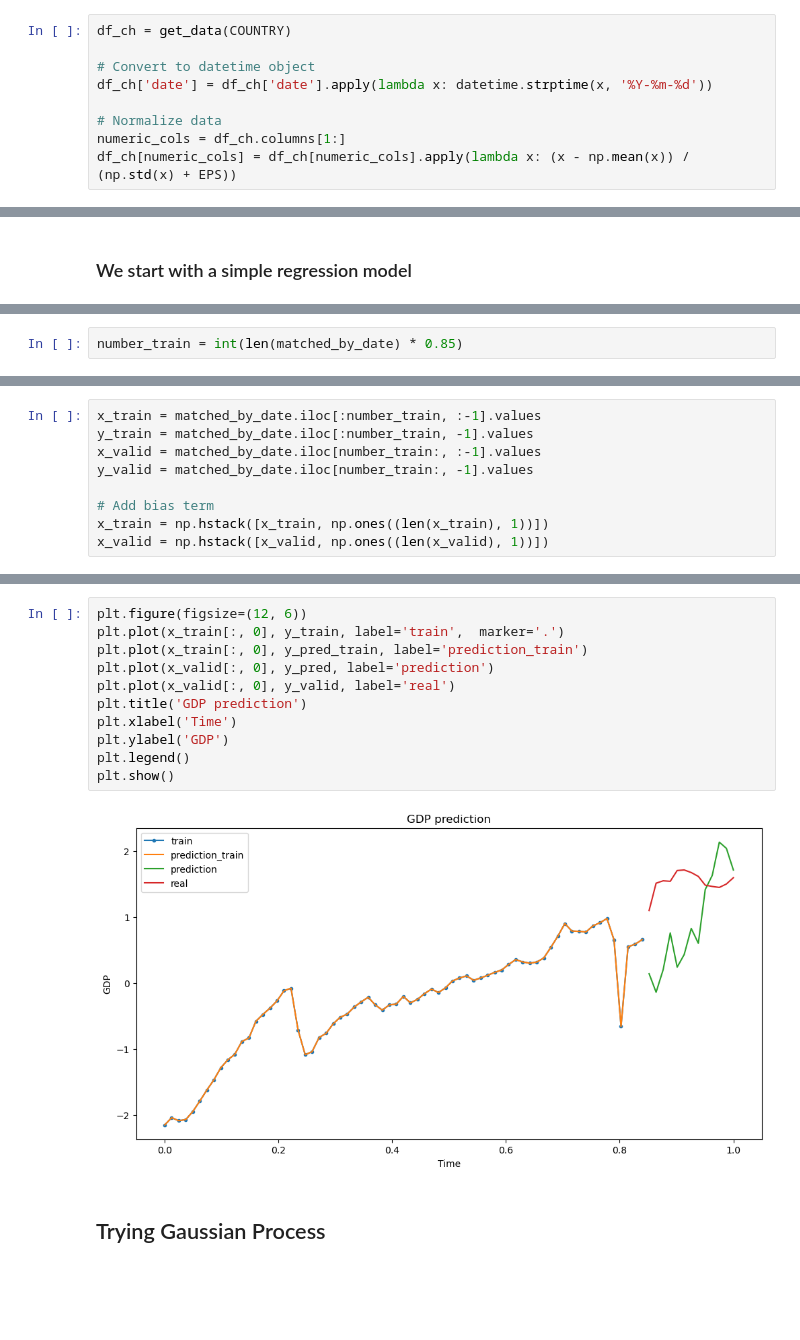
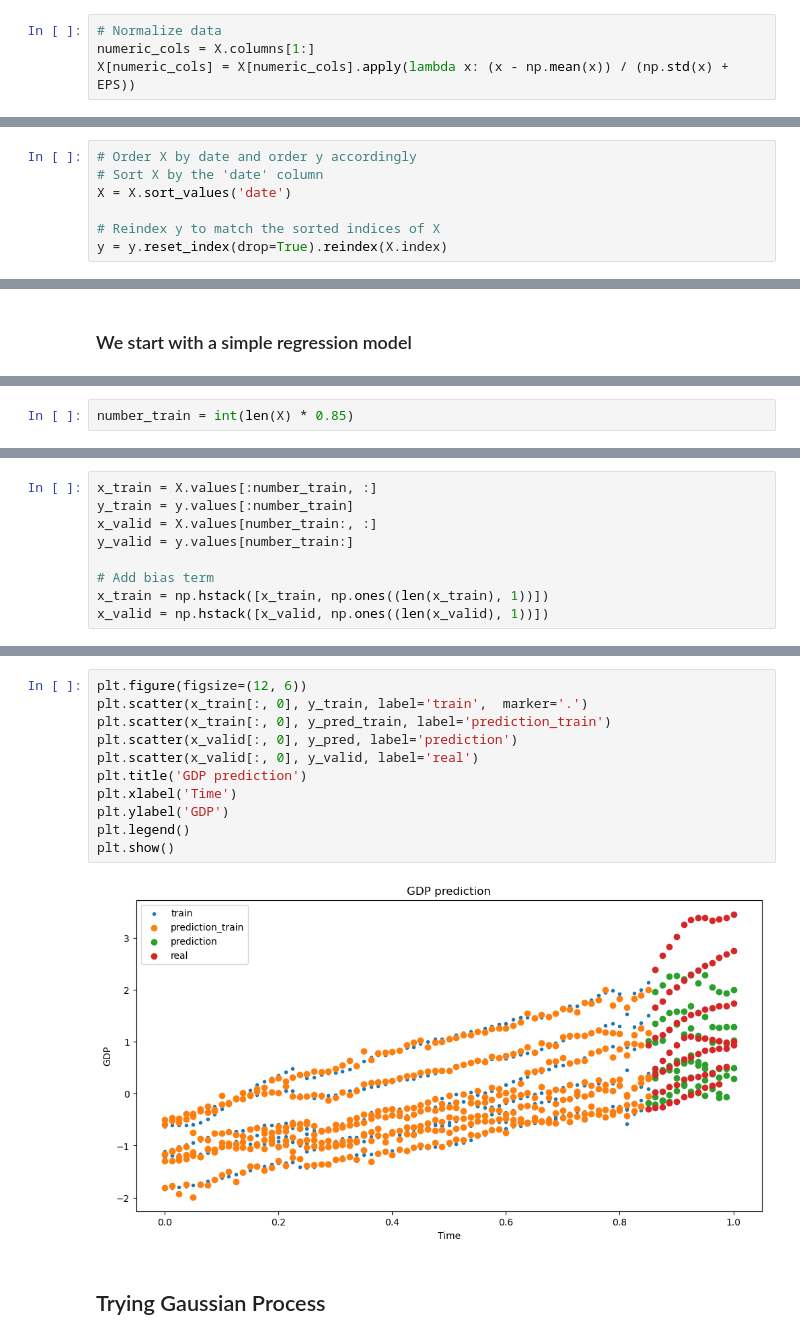
Before and after one commit to theS3b/Smoothing-Techniques-for-Predicting-High-Frequency-Time-Series, a Jupyter notebook: preprocessing dev.ipynb, the cells around one changed output, grey strips where cells are left out. Saved outputs shown, nothing was run; the diff lists cells and outputs as text; blank space fills up the shorter version.

```diff
--- a/preprocessing dev.ipynb
+++ b/preprocessing dev.ipynb
@@ -23,10 +33,5 @@ def get_data(country_code):
 # %%
-df_ch = get_data(COUNTRY)
-
-# Convert to datetime object
-df_ch['date'] = df_ch['date'].apply(lambda x: datetime.strptime(x, '%Y-%m-%d'))
-
 # Normalize data
-numeric_cols = df_ch.columns[1:]
-df_ch[numeric_cols] = df_ch[numeric_cols].apply(lambda x: (x - np.mean(x)) / (np.std(x) + EPS))
+numeric_cols = X.columns[1:]
+X[numeric_cols] = X[numeric_cols].apply(lambda x: (x - np.mean(x)) / (np.std(x) + EPS))
 # %%
@@ -102,0 +47,7 @@ See the caveats in the documentation: https://pandas.pydata.org/pandas-docs/stab
+# %%
+# Order X by date and order y accordingly
+# Sort X by the 'date' column
+X = X.sort_values('date')
+
+# Reindex y to match the sorted indices of X
+y = y.reset_index(drop=True).reindex(X.index)
@@ -132,2 +78,2 @@ matched_by_date.head()
 # %%
-number_train = int(len(matched_by_date) * 0.85)
+number_train = int(len(X) * 0.85)
@@ -134,8 +88,8 @@ number_train = int(len(matched_by_date) * 0.85)
 # %%
-x_train = matched_by_date.iloc[:number_train, :-1].values
-y_train = matched_by_date.iloc[:number_train, -1].values
-x_valid = matched_by_date.iloc[number_train:, :-1].values
-y_valid = matched_by_date.iloc[number_train:, -1].values
+x_train = X.values[:number_train, :]
+y_train = y.values[:number_train]
+x_valid = X.values[number_train:, :]
+y_valid = y.values[number_train:]
 
 # Add bias term
 x_train = np.hstack([x_train, np.ones((len(x_train), 1))])
@@ -150,16 +124,16 @@ np.linalg.norm(y_pred - y_valid) / y_valid.size
 # %%
 plt.figure(figsize=(12, 6))
-plt.plot(x_train[:, 0], y_train, label='train',  marker='.')
-plt.plot(x_train[:, 0], y_pred_train, label='prediction_train')
-plt.plot(x_valid[:, 0], y_pred, label='prediction')
-plt.plot(x_valid[:, 0], y_valid, label='real')
+plt.scatter(x_train[:, 0], y_train, label='train',  marker='.')
+plt.scatter(x_train[:, 0], y_pred_train, label='prediction_train')
+plt.scatter(x_valid[:, 0], y_pred, label='prediction')
+plt.scatter(x_valid[:, 0], y_valid, label='real')
 plt.title('GDP prediction')
 plt.xlabel('Time')
 plt.ylabel('GDP')
 plt.legend()
 plt.show()
 # %% [output]
-[figure, old version]
+[figure, new version]
 # %% [markdown]
 ## Trying Gaussian Process
 # %%
```
Also changed, not shown: parts of 21 cells of this notebook.
